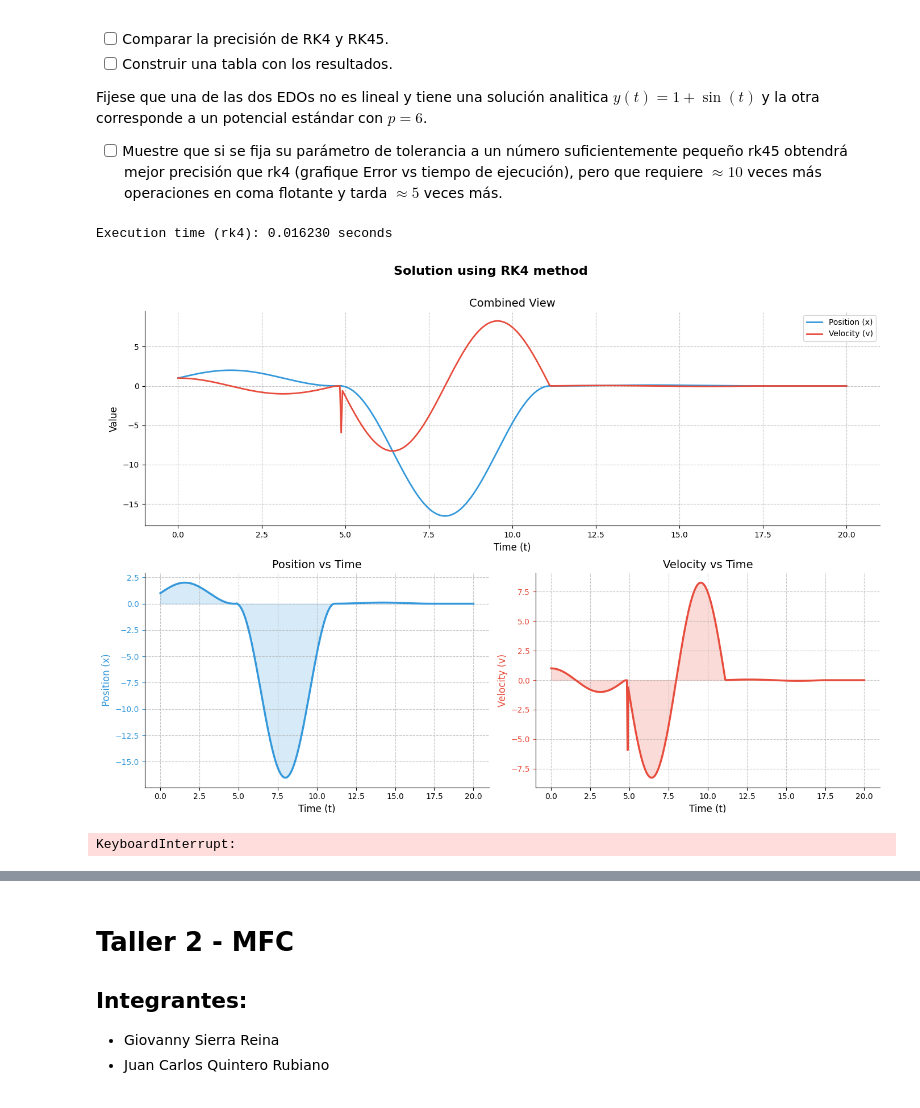
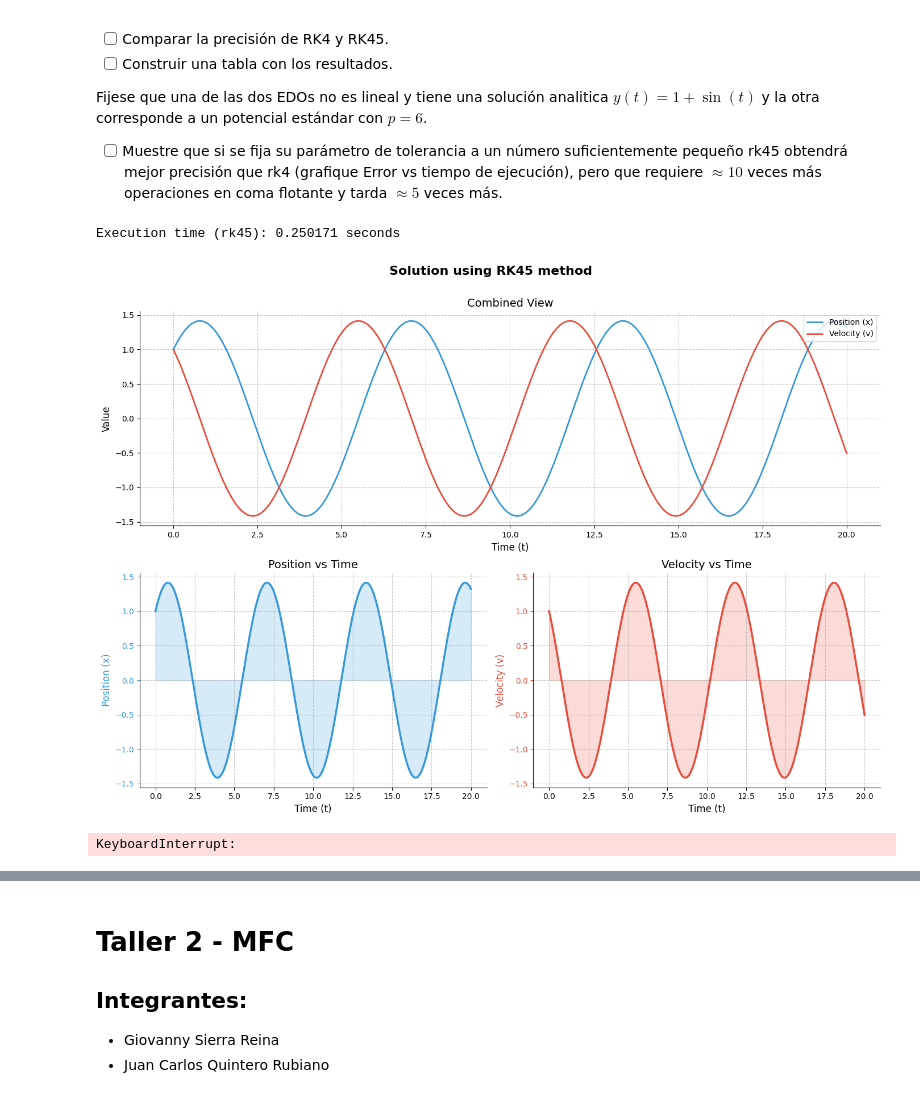
Before and after one commit to JkVely/ModelamientoFisico, a Jupyter notebook: Notebooks/Taller1_MFC (1).ipynb, the cells around one changed output, grey strips where cells are left out. Cells and saved outputs as stored; diff of their text form; code cells hidden in the pictures.

```diff
--- a/Notebooks/Taller1_MFC (1).ipynb
+++ b/Notebooks/Taller1_MFC (1).ipynb
@@ -130,7 +126,7 @@ def rk45_step(f, y:np.array, t: float, h: float):
     return y_next, err
 # %%
 #Ciclo RKF 45
-def ciclo_rk45(f, t, y, t_values, y0_values, y1_values, tf, Tol = 1e-5):
+def ciclo_rk45(f, t, y, t_values, y0_values, y1_values, tf, Tol = 1e-8):
     global h
     hmin = h / 64
     hmax = h * 64
@@ -265,12 +261,13 @@ def solve_EDO(f #funcion
         t_values, y0_values, y1_values = ciclo_rk4(f, t, y, t_values, y0_values, y1_values, tf)
     elif type_method == 'rk45':
         t_values, y0_values, y1_values, error, flops, Err, tiempos = ciclo_rk45(f, t, y, t_values, y0_values, y1_values, tf)
-    if crearGrafica == True:
+
+    if crearGrafica:
         plot_solution(t_values, y0_values, y1_values, type_method)
     return t_values, y0_values, y1_values, Err, tiempos
 # %%
 def compare_plot(f, #funciones
-                    k, t_0, t_f_offset, y0, y1, exponente, num_puntos, F_ext_func=0, method_1='rk4', method_2='rk45'):
+                    k, t_0, t_f_offset, y0, y1, exponente, num_puntos, F_ext_func=0, method_1='rk45', method_2='rk4'):
     global K, min_t, max_t, p, F_ext, n, h
     K = 1.
     K = k
@@ -604,11 +596,11 @@ Fijese que una de las dos EDOs no es lineal y tiene una solución analitica $y(t
 # %%
 y_= np.zeros(2) # Array to store the solution
 y_[0] = 1. # Initial value of y
 y_[1] = 1. # Initial value of y'
-compare_plot(f2,K, min_t, max_t-min_t, y_[0], y_[1], p, n, F_ext_func=F_ext, method_1='rk4', method_2='rk45')
+compare_plot(f,K, min_t, max_t-min_t, y_[0], y_[1], p, n, F_ext_func=F_ext, method_1='rk45', method_2='rk4')
 # %% [output]
-Execution time (rk4): 0.016230 seconds
+Execution time (rk45): 0.250171 seconds
-[figure, old version]
+[figure, new version]
 KeyboardInterrupt:
 # %%
 def compare_methods(f, y, t0, tf, method_1='rk4', method_2='rk45', tol=1e-8):
```
Also changed, not shown: parts of 4 cells of this notebook.
